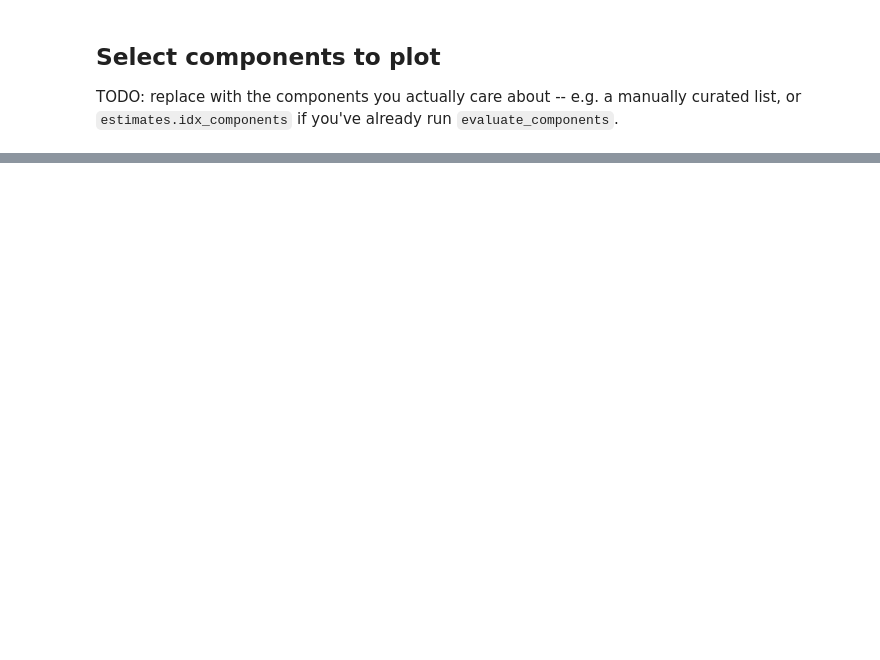
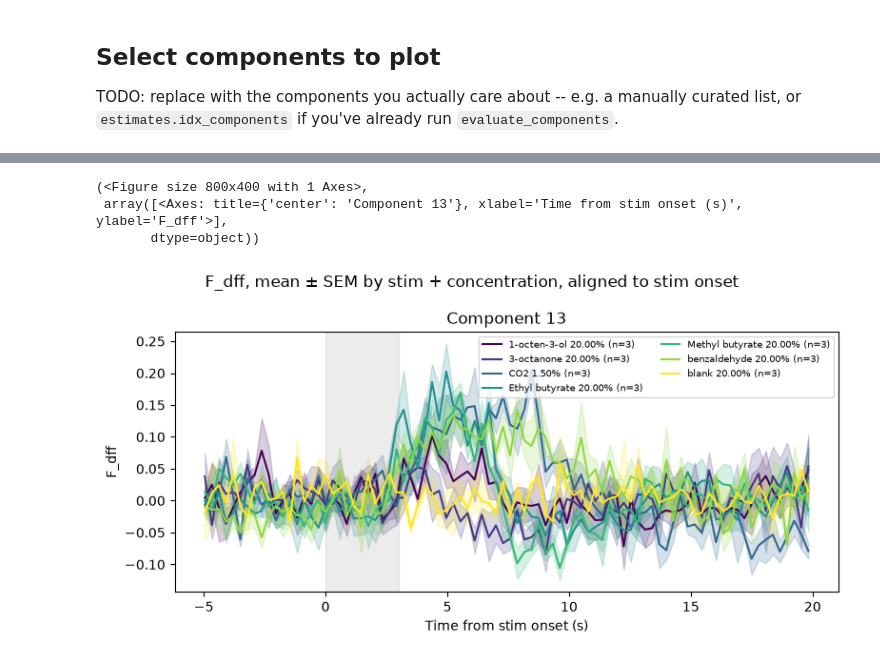
Before and after one commit to vgascue/npc_bootcamp_project, a Jupyter notebook: notebooks/plot_results_by_stimuli.ipynb, the cells around one changed output, grey strips where cells are left out. Cells and saved outputs as stored; diff of their text form; code cells hidden in the pictures; blank space fills up the shorter version.

```diff
--- a/notebooks/plot_results_by_stimuli.ipynb
+++ b/notebooks/plot_results_by_stimuli.ipynb
@@ -76,0 +224,78 @@ plot_traces_by_stimulus(estimates, component_subset, stimulus_epochs, stimulus_c
+# %%
+def extract_snippets(trace, trials, fr, pre_seconds, post_seconds):
+    """For each trial, extract a fixed-length window of `trace` from
+    onset - pre_seconds to onset + post_seconds, so snippets can be stacked
+    and averaged across repetitions. Trials too close to the start/end of
+    the recording for the full window are left as NaN rows.
+
+    Returns (snippets [n_trials, n_timepoints], time_axis in seconds relative to onset).
+    """
+    pre_frames = int(round(pre_seconds * fr))
+    post_frames = int(round(post_seconds * fr))
+    n_timepoints = pre_frames + post_frames
+    snippets = np.full((len(trials), n_timepoints), np.nan)
+    for i, onset in enumerate(trials['onset_frame'].to_numpy()):
+        start = int(round(onset)) - pre_frames
+        end = start + n_timepoints
+        if start < 0 or end > trace.shape[0]:
+            continue
+        snippets[i] = trace[start:end]
+    time_axis = (np.arange(n_timepoints) - pre_frames) / fr
+    return snippets, time_axis
+
+
+def plot_condition_response(estimates, component_idx, trials, fr, pre_seconds=5, post_seconds=20,
+                             condition_cols=('stim', 'concentration'), trace='F_dff', ax=None, cmap='viridis'):
+    """Plot the mean +/- SEM response to each unique combination of
+    condition_cols, aligned to puff onset and overlaid on one axis,
+    color-coded numerically where possible."""
+    condition_cols = list(condition_cols)
+    trace_data = getattr(estimates, trace)[component_idx]
+    snippets, time_axis = extract_snippets(trace_data, trials, fr, pre_seconds, post_seconds)
+
+    conditions = list(trials[condition_cols].itertuples(index=False, name=None))
+    order = _sorted_conditions(trials, condition_cols)
+    colormap = plt.get_cmap(cmap)
+
+    if ax is None:
+        _, ax = plt.subplots(figsize=(8, 5))
+
+    for i, combo in enumerate(order):
+        mask = np.array([c == combo for c in conditions])
+        cond_snips = snippets[mask]
+        cond_snips = cond_snips[~np.isnan(cond_snips).any(axis=1)]
+        if len(cond_snips) == 0:
+            continue
+        mean = cond_snips.mean(axis=0)
+        sem = cond_snips.std(axis=0, ddof=1) / np.sqrt(len(cond_snips)) if len(cond_snips) > 1 else np.zeros_like(mean)
+        color = colormap(i / max(len(order) - 1, 1))
+        ax.plot(time_axis, mean, color=color, label=f'{_condition_label(combo)} (n={len(cond_snips)})')
+        ax.fill_between(time_axis, mean - sem, mean + sem, color=color, alpha=0.2)
+
+    stim_duration = _parse_seconds(trials['duration'].iloc[0])
+    ax.axvspan(0, stim_duration, color='gray', alpha=0.15)
+    ax.set_xlabel('Time from stim onset (s)')
+    ax.set_ylabel(trace)
+    ax.set_title(f'Component {component_idx}')
+    ax.legend(loc='upper right', fontsize=7, ncol=2)
+    return ax
+
+
+def plot_conditions_by_component(estimates, component_subset, trials, fr, pre_seconds=5, post_seconds=20,
+                                  condition_cols=('stim', 'concentration'), trace='F_dff', cmap='viridis'):
+    fig, axes = plt.subplots(len(component_subset), 1, figsize=(8, 4 * len(component_subset)))
+    axes = np.atleast_1d(axes)
+    for ax, idx in zip(axes, component_subset):
+        plot_condition_response(estimates, idx, trials, fr, pre_seconds=pre_seconds, post_seconds=post_seconds,
+                                 condition_cols=condition_cols, trace=trace, ax=ax, cmap=cmap)
+    fig.suptitle(f'{trace}, mean ± SEM by {" + ".join(condition_cols)}, aligned to stim onset')
+    fig.tight_layout()
+    return fig, axes
+
+
+plot_conditions_by_component(estimates, component_subset, trials, fr)
+# %% [output]
+(<Figure size 800x400 with 1 Axes>,
+ array([<Axes: title={'center': 'Component 13'}, xlabel='Time from stim onset (s)', ylabel='F_dff'>],
+       dtype=object))
+[figure, added]
```
Also changed, not shown: parts of 18 cells of this notebook, 5 other files.
